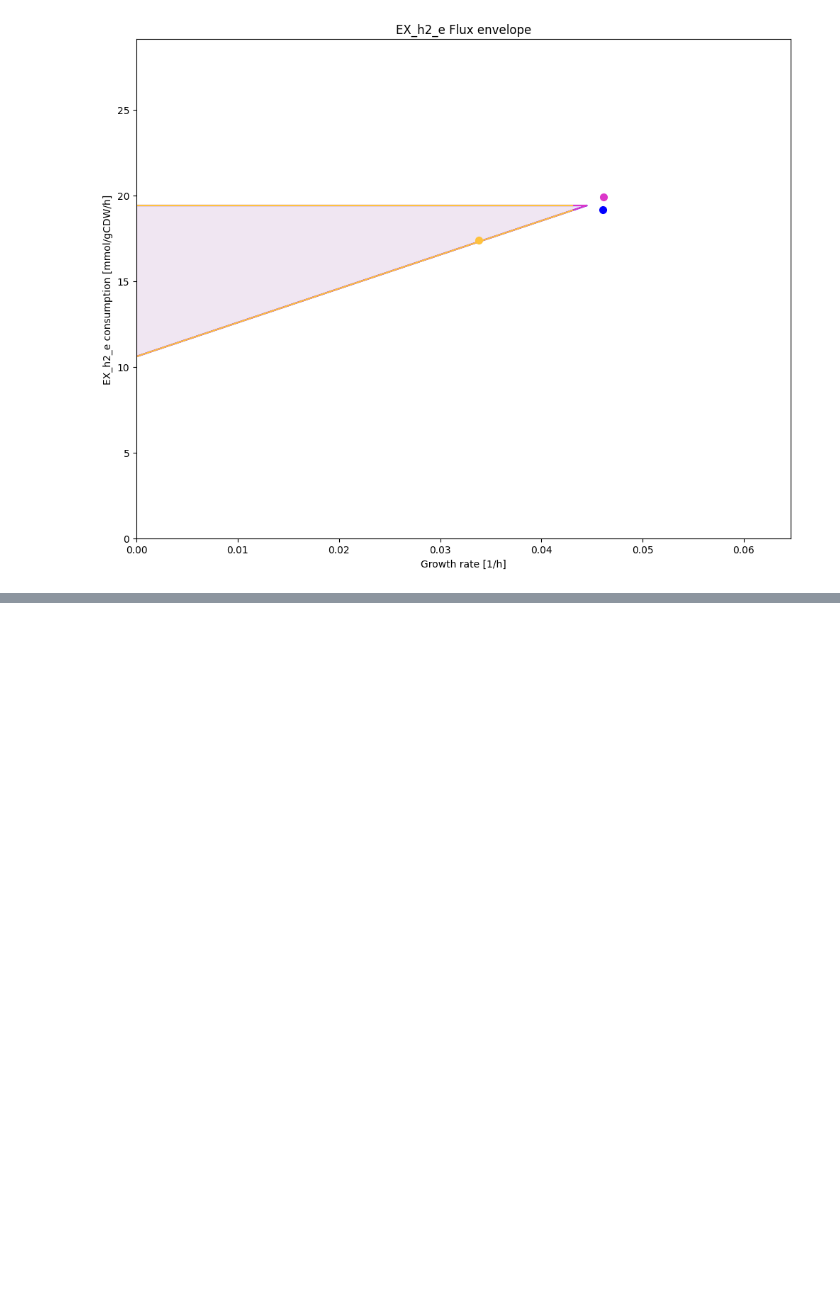
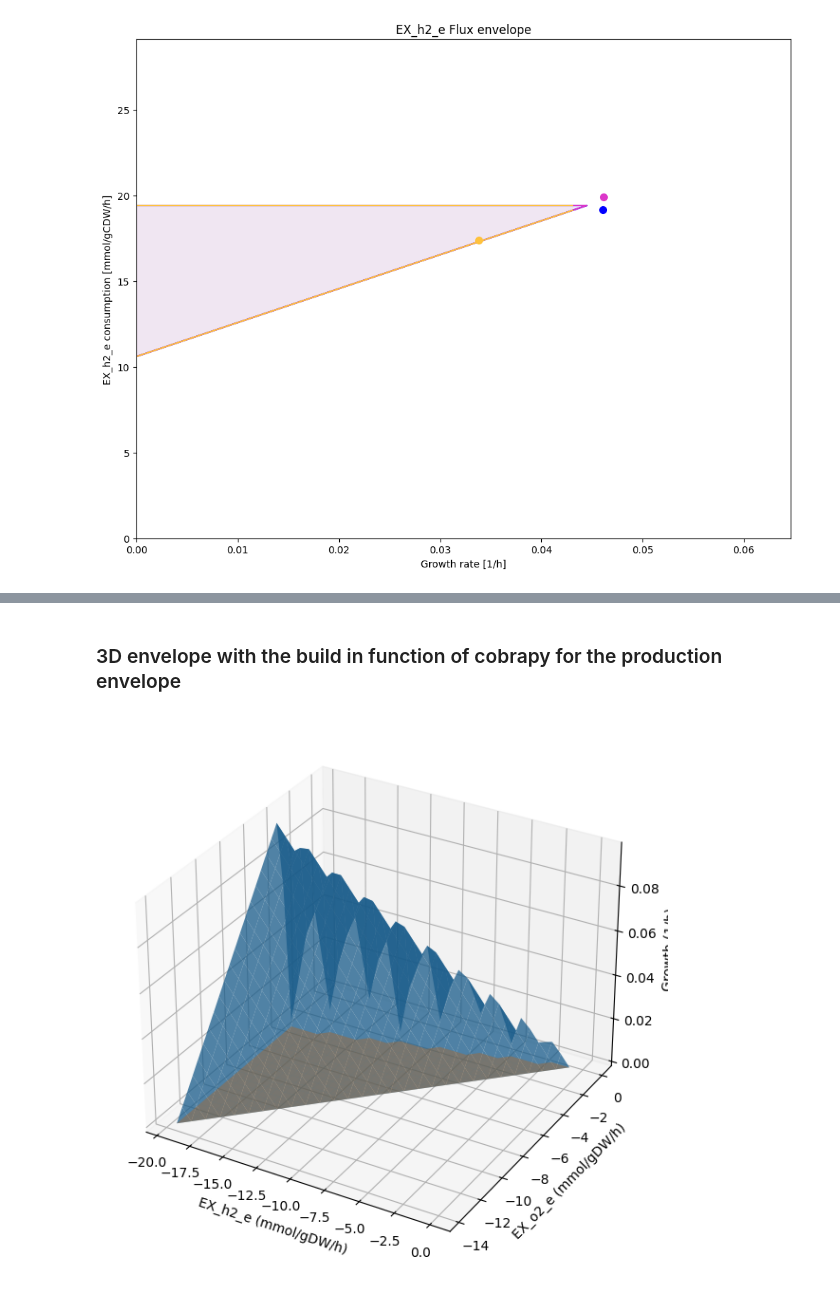
Before and after one commit to AzizBenA/iABA974_SoF1_GEM, a Jupyter notebook: Scripts/Model_manipulation.ipynb, the cells around one changed output, grey strips where cells are left out. Drawn from its saved outputs; the diff is of its cells as text; code cells hidden in the pictures; blank space fills up the shorter version.

```diff
--- a/Scripts/Model_manipulation.ipynb
+++ b/Scripts/Model_manipulation.ipynb
@@ -1960,0 +1842,11 @@ Changing GAM to 10.0 mmol_ATP/gCDW
+# %% [markdown]
+### 3D envelope with the build in function of cobrapy for the production envelope
+# %%
+from cobra.flux_analysis.phenotype_phase_plane import production_envelope
+
+results = production_envelope(
+    model=model,
+    reactions=["EX_h2_e", "EX_o2_e"],
+    points=30,
+    objective="Growth"
+)
@@ -1960,0 +1855,32 @@ Changing GAM to 10.0 mmol_ATP/gCDW
+# %%
+# 2) Pivot into grids (this avoids the "saw-tooth" artifact)
+piv_max = results.pivot(index="EX_o2_e", columns="EX_h2_e", values="flux_maximum")
+piv_min = results.pivot(index="EX_o2_e", columns="EX_h2_e", values="flux_minimum")
+
+X = piv_max.columns.values
+Y = piv_max.index.values
+Xg, Yg = np.meshgrid(X, Y)
+
+Zmax = piv_max.values
+Zmin = piv_min.values
+# %%
+from mpl_toolkits.mplot3d import Axes3D
+import matplotlib.pyplot as plt
+
+fig = plt.figure(figsize=(8, 6))
+ax = fig.add_subplot(111, projection="3d")
+
+# Upper surface (max)
+ax.plot_surface(Xg, Yg, Zmax, alpha=0.75, edgecolor="none")
+
+# Lower surface (min)
+ax.plot_surface(Xg, Yg, Zmin, alpha=0.35, edgecolor="none")
+
+ax.set_xlabel("EX_h2_e (mmol/gDW/h)")
+ax.set_ylabel("EX_o2_e (mmol/gDW/h)")
+ax.set_zlabel("Growth (1/h)")
+
+plt.tight_layout()
+plt.show()
+# %% [output]
+[figure, added]
```
Also changed, not shown: parts of 22 cells of this notebook, 10 other files.
